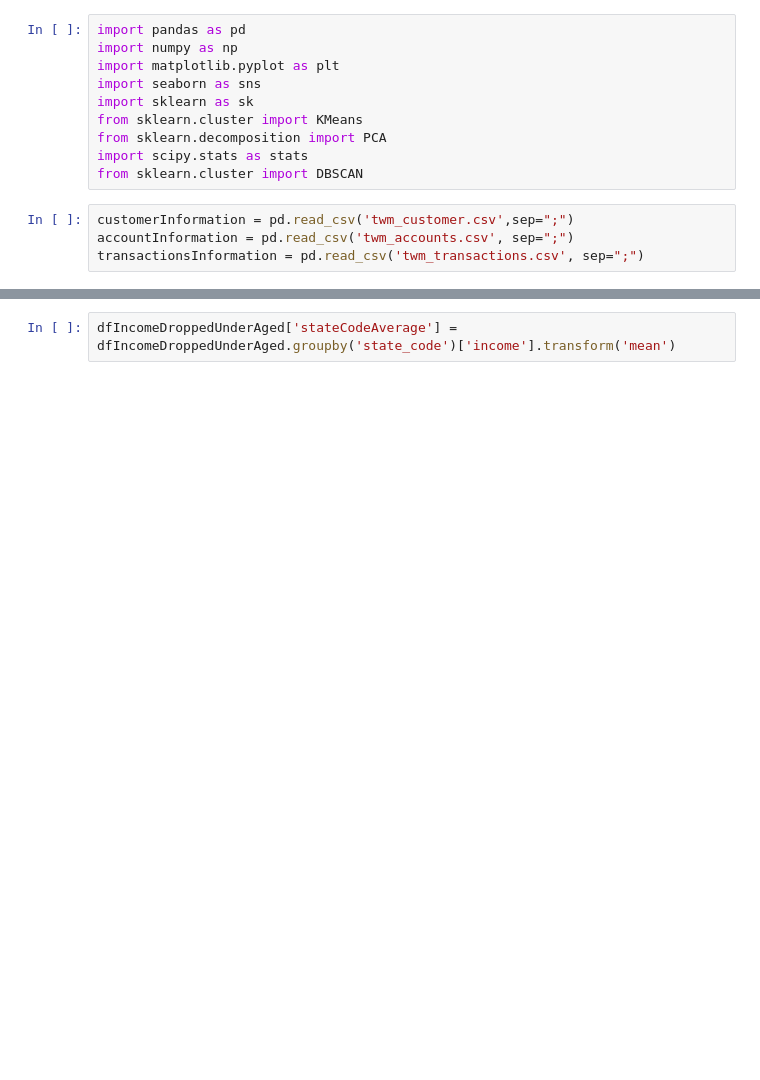
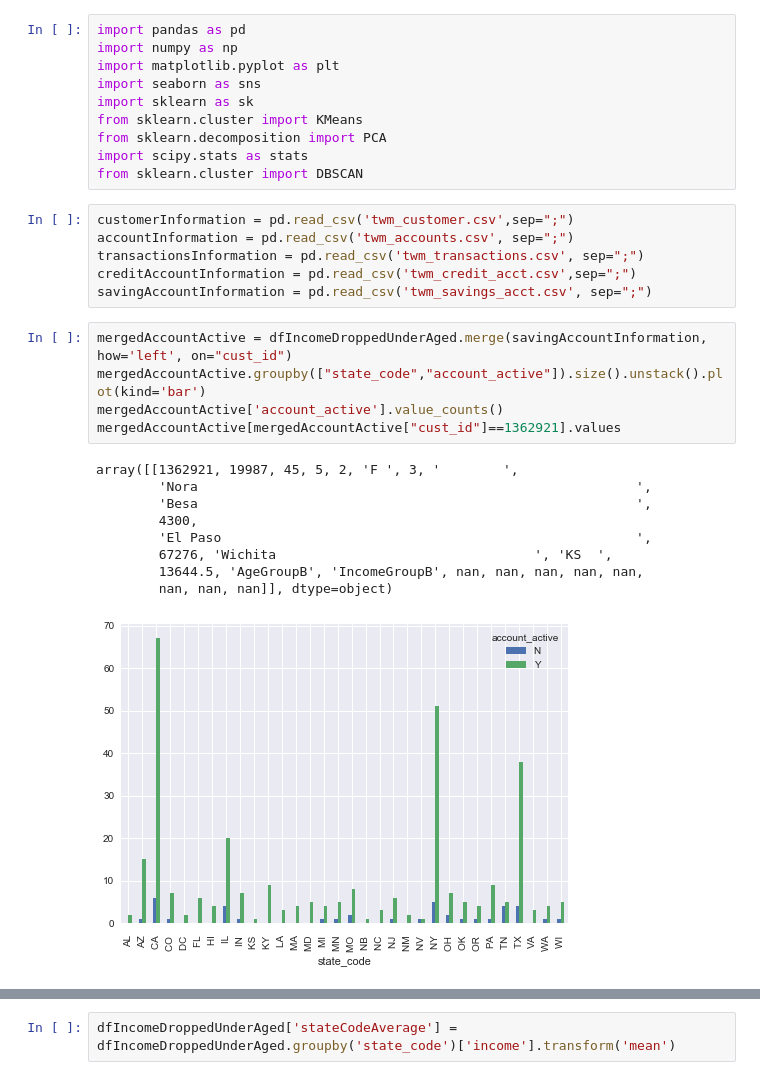
Before and after one commit to JamesKha/mini-project-III, a Jupyter notebook: mini-project-III.ipynb, the cells around one changed output, grey strips where cells are left out. Cells and saved outputs as stored; diff of their text form; blank space fills up the shorter version.

Commit message:
Credit and Savings

```diff
--- a/mini-project-III.ipynb
+++ b/mini-project-III.ipynb
@@ -14,3 +14,20 @@ from sklearn.cluster import DBSCAN
 customerInformation = pd.read_csv('twm_customer.csv',sep=";")
 accountInformation = pd.read_csv('twm_accounts.csv', sep=";")
 transactionsInformation = pd.read_csv('twm_transactions.csv', sep=";")
+creditAccountInformation = pd.read_csv('twm_credit_acct.csv',sep=";")
+savingAccountInformation = pd.read_csv('twm_savings_acct.csv', sep=";")
+# %%
+mergedAccountActive = dfIncomeDroppedUnderAged.merge(savingAccountInformation, how='left', on="cust_id")
+mergedAccountActive.groupby(["state_code","account_active"]).size().unstack().plot(kind='bar')
+mergedAccountActive['account_active'].value_counts()
+mergedAccountActive[mergedAccountActive["cust_id"]==1362921].values
+# %% [output]
+array([[1362921, 19987, 45, 5, 2, 'F ', 3, '        ',
+        'Nora                                                        ',
+        'Besa                                                        ',
+        4300,
+        'El Paso                                                     ',
+        67276, 'Wichita                                 ', 'KS  ',
+        13644.5, 'AgeGroupB', 'IncomeGroupB', nan, nan, nan, nan, nan,
+        nan, nan, nan]], dtype=object)
+[figure, added]
```
Also changed, not shown: parts of 4 cells of this notebook.
